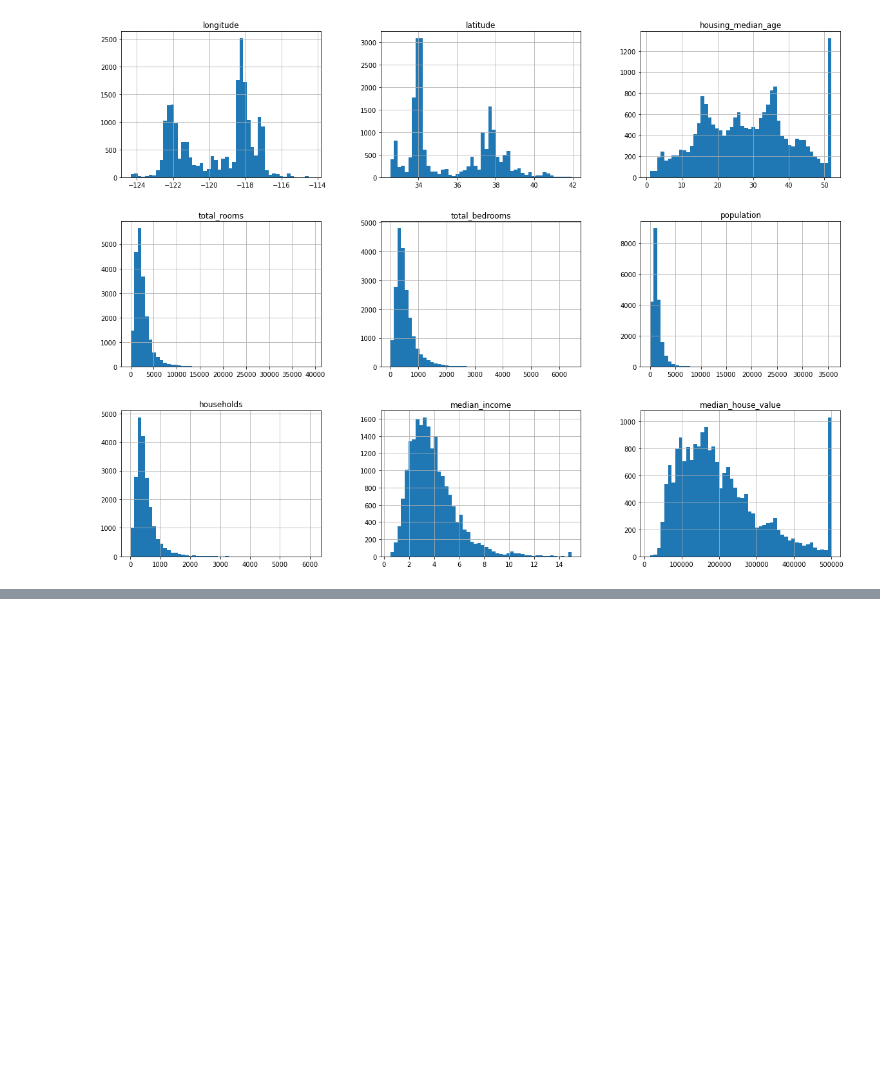
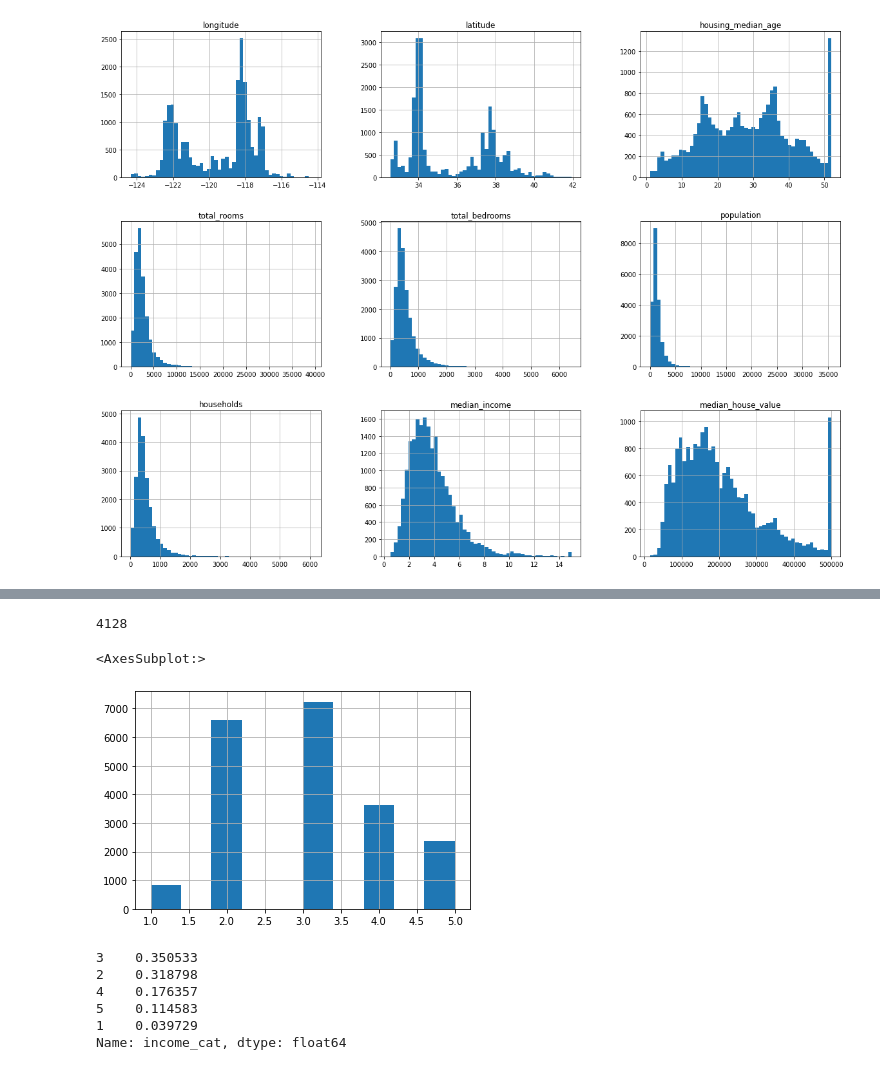
Before and after one commit to luke-mcevoy/forestFire, a Jupyter notebook: learning/oreilly_ml/chapter2/End-to-End ML Model.ipynb, the cells around one changed output, grey strips where cells are left out. Drawn from its saved outputs; the diff is of its cells as text; code cells hidden in the pictures; blank space fills up the shorter version.

Commit message:
up to 'experimenting with attribute combinations'. Scatter_matrix is powerful

```diff
--- a/learning/oreilly_ml/chapter2/End-to-End ML Model.ipynb
+++ b/learning/oreilly_ml/chapter2/End-to-End ML Model.ipynb
@@ -89,0 +107,4 @@ plt.show()
+# %%
+len(test_set)
+# %% [output]
+4128
@@ -89,0 +140,15 @@ plt.show()
+# %%
+# Some median income values surpass 6. Address this as each
+# strada (population divided into homogeneous subgroups) has
+# sufficient instances, else the strata's importance may be skewed.
+
+# pd.cut creates an icnoem category attribute with five categories.
+# ranges: (0,1.5), (1.5,3.0), (3.0,4.5), (4.5,6), (6,inf)
+
+housing["income_cat"] = pd.cut(housing["median_income"],
+                              bins=[0., 1.5, 3.0, 4.5, 6., np.inf],
+                              labels=[1, 2, 3, 4, 5])
+housing["income_cat"].hist()
+# %% [output]
+<AxesSubplot:>
+[figure, added]
@@ -89,0 +164,9 @@ plt.show()
+# %%
+strat_test_set["income_cat"].value_counts() / len(strat_test_set)
+# %% [output]
+3    0.350533
+2    0.318798
+4    0.176357
+5    0.114583
+1    0.039729
+Name: income_cat, dtype: float64
```
Also changed, not shown: parts of 17 cells of this notebook.
